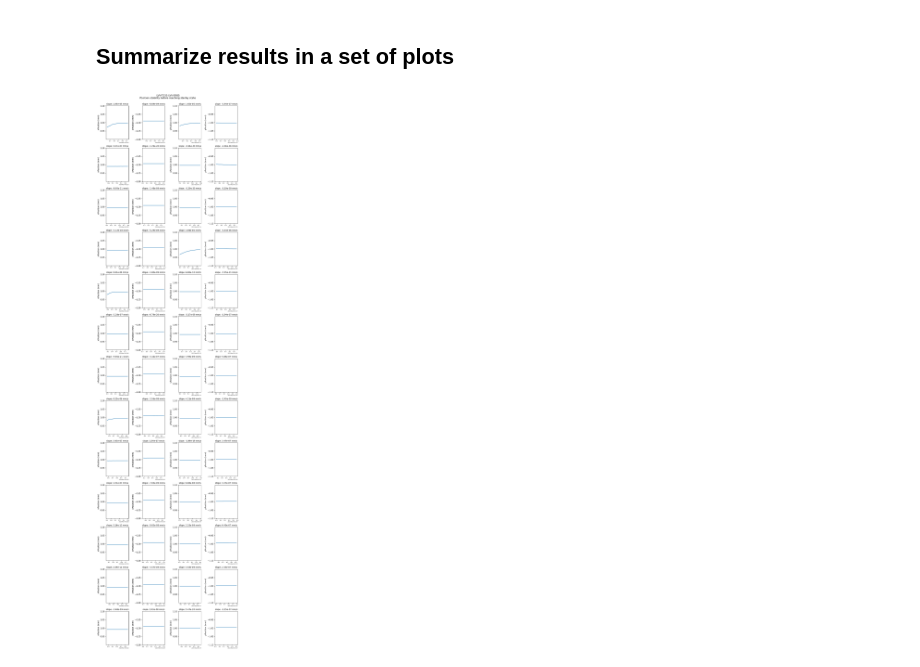
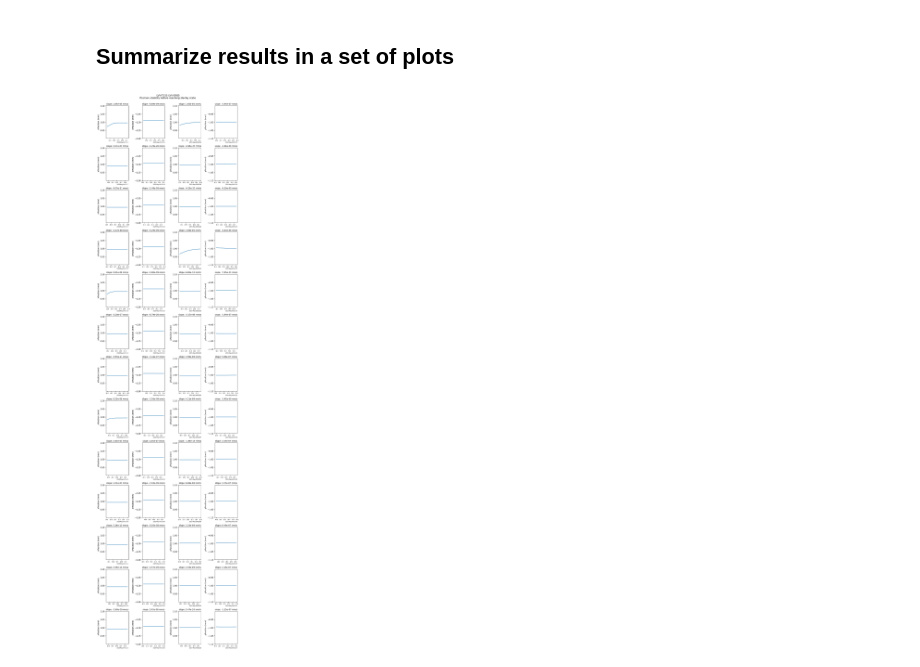
Before and after one commit to lsst-sitcom/notebooks_vandv, a Jupyter notebook: notebooks/tel_and_site/subsys_req_ver/m1m3/LVV-T235-SITCOM-810.ipynb, the cells around one changed output. Saved outputs shown, nothing was run; the diff lists cells and outputs as text; code cells hidden in the pictures.

```diff
--- a/notebooks/tel_and_site/subsys_req_ver/m1m3/LVV-T235-SITCOM-810.ipynb
+++ b/notebooks/tel_and_site/subsys_req_ver/m1m3/LVV-T235-SITCOM-810.ipynb
@@ -107,6 +107,8 @@ df_HPState.index = pd.to_datetime(df_HPState.index, unit="s")
 The plot below shows the whole data collection.
 There you can see a loop repeated seven times.
 # %%
+plt.rc('xtick', labelsize=10)
+
 title = f"{test_case} {test_exec}\nData Overview"
 fig, axs = plt.subplots(num=title, nrows=2, sharex=True, figsize=(10, 5))
 
@@ -423,32 +425,33 @@ import matplotlib.dates as mdates
 
 locator = mdates.AutoDateLocator(minticks=3, maxticks=3)
 formatter = mdates.ConciseDateFormatter(locator)
 n_cycles = len(set(results.cycle))
+
+plt.rc('xtick', labelsize=6)
 
 title = f"{test_case} {test_exec}\nPosition stability before reaching stanby state "
 fig, axs = plt.subplots(num=title, nrows=n_cycles, ncols=4, figsize=(10, 3*n_cycles))
 
 for i_cycle in range(n_cycles):
     for i_pos in range(len(results[results.cycle==i_cycle])):
         axis = np.array(results[results.cycle==i_cycle]["axis"])[i_pos]
         cmd = np.array(results[results.cycle==i_cycle]["cmd_pos"])[i_pos]
         meas = np.array(results[results.cycle==i_cycle]["meas_pos"])[i_pos]
         time = np.array(results[results.cycle==i_cycle]["time"])[i_pos]
         slope = np.array(results[results.cycle==i_cycle]["slope"])[i_pos]
         axs[i_cycle, i_pos].plot(time, meas)
         axs[i_cycle, i_pos].set_ylim([cmd-0.1, cmd+0.1])
         #axs[i_cycle, i_pos].xaxis.set_major_locator(locator)
         axs[i_cycle, i_pos].xaxis.set_major_formatter(formatter)
         axs[i_cycle, i_pos].set_ylabel(f"{axis} (mm)")
         axs[i_cycle, i_pos].set_title("slope: %.2e mm/s" %slope, fontsize=10)
 
 
-plt.rc('xtick', labelsize=5)
 fig.suptitle(title + "\n")
 #fig.autofmt_xdate()
 fig.tight_layout()
 plt.subplots_adjust(top=0.96)
 
 plt.show()
 # %% [output]
-[figure, old version]
+[figure, new version]
```
Also changed, not shown: parts of 2 cells of this notebook.
